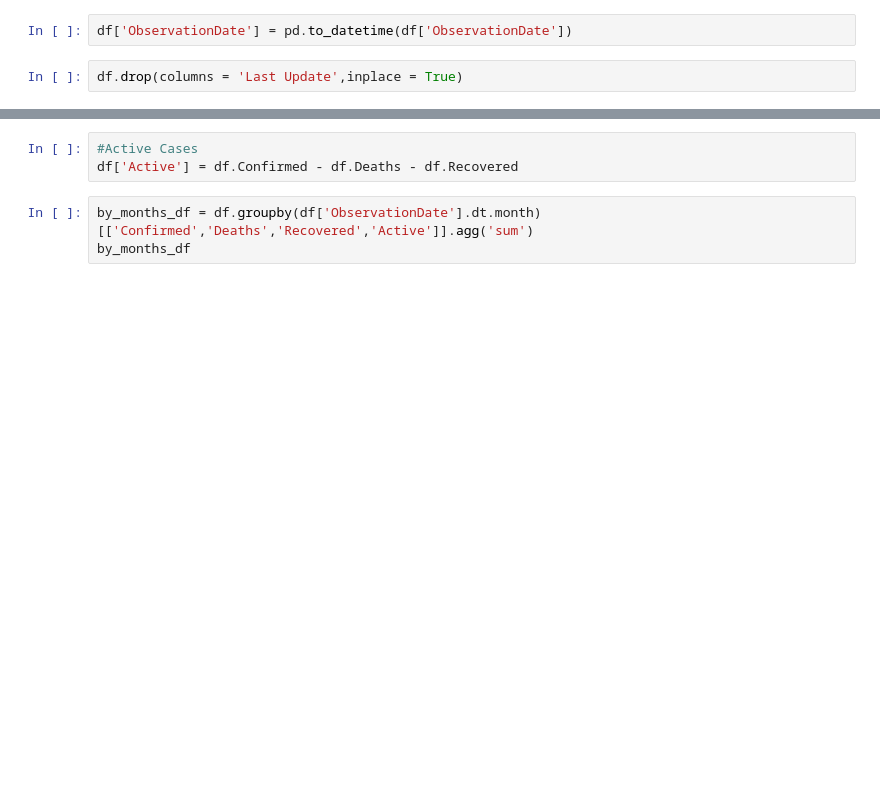
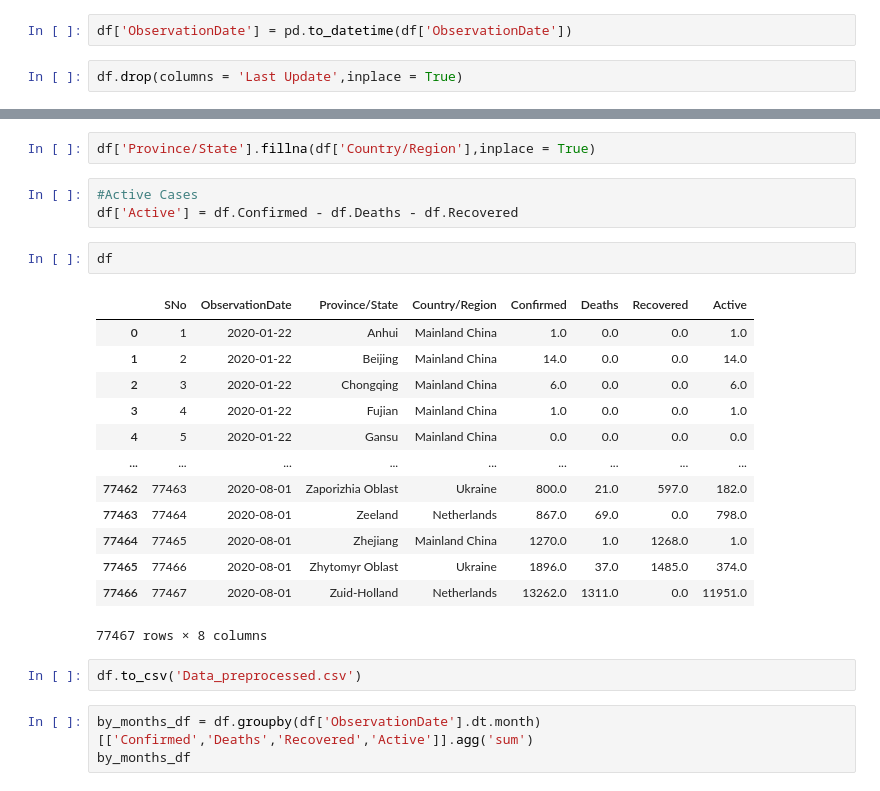
Before and after one commit to Chrisnguyen9979/COVID19_data_analysis, a Jupyter notebook: Covid.ipynb, the cells around one changed output, grey strips where cells are left out. Saved outputs shown, nothing was run; the diff lists cells and outputs as text; blank space fills up the shorter version.

```diff
--- a/Covid.ipynb
+++ b/Covid.ipynb
@@ -38,7 +39,27 @@ Recovered              0
 dtype: int64
+# %%
+df['Province/State'].fillna(df['Country/Region'],inplace = True)
 # %%
 #Active Cases
 df['Active'] = df.Confirmed - df.Deaths - df.Recovered
+# %%
+df
+# %% [output]
+|  | SNo | ObservationDate | Province/State | Country/Region | Confirmed | Deaths | Recovered | Active |
+| 0 | 1 | 2020-01-22 | Anhui | Mainland China | 1.0 | 0.0 | 0.0 | 1.0 |
+| 1 | 2 | 2020-01-22 | Beijing | Mainland China | 14.0 | 0.0 | 0.0 | 14.0 |
+| 2 | 3 | 2020-01-22 | Chongqing | Mainland China | 6.0 | 0.0 | 0.0 | 6.0 |
+| 3 | 4 | 2020-01-22 | Fujian | Mainland China | 1.0 | 0.0 | 0.0 | 1.0 |
+| 4 | 5 | 2020-01-22 | Gansu | Mainland China | 0.0 | 0.0 | 0.0 | 0.0 |
+| ... | ... | ... | ... | ... | ... | ... | ... | ... |
+| 77462 | 77463 | 2020-08-01 | Zaporizhia Oblast | Ukraine | 800.0 | 21.0 | 597.0 | 182.0 |
+| 77463 | 77464 | 2020-08-01 | Zeeland | Netherlands | 867.0 | 69.0 | 0.0 | 798.0 |
+| 77464 | 77465 | 2020-08-01 | Zhejiang | Mainland China | 1270.0 | 1.0 | 1268.0 | 1.0 |
+| 77465 | 77466 | 2020-08-01 | Zhytomyr Oblast | Ukraine | 1896.0 | 37.0 | 1485.0 | 374.0 |
+| 77466 | 77467 | 2020-08-01 | Zuid-Holland | Netherlands | 13262.0 | 1311.0 | 0.0 | 11951.0 |
+77467 rows × 8 columns
+# %%
+df.to_csv('Data_preprocessed.csv')
 # %%
 by_months_df = df.groupby(df['ObservationDate'].dt.month)[['Confirmed','Deaths','Recovered','Active']].agg('sum')
 by_months_df
```
Also changed, not shown: parts of 4 cells of this notebook, 1 other file.
